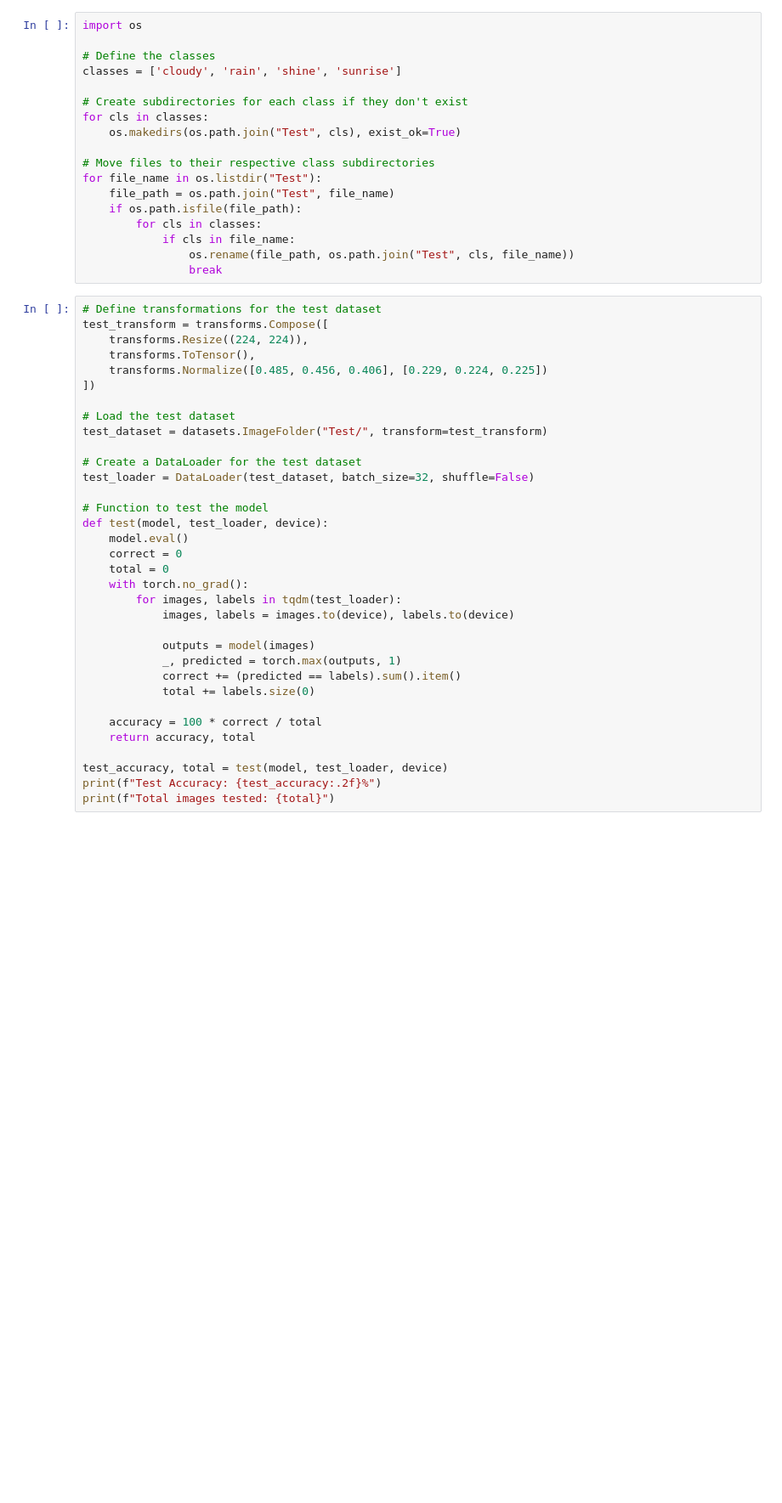
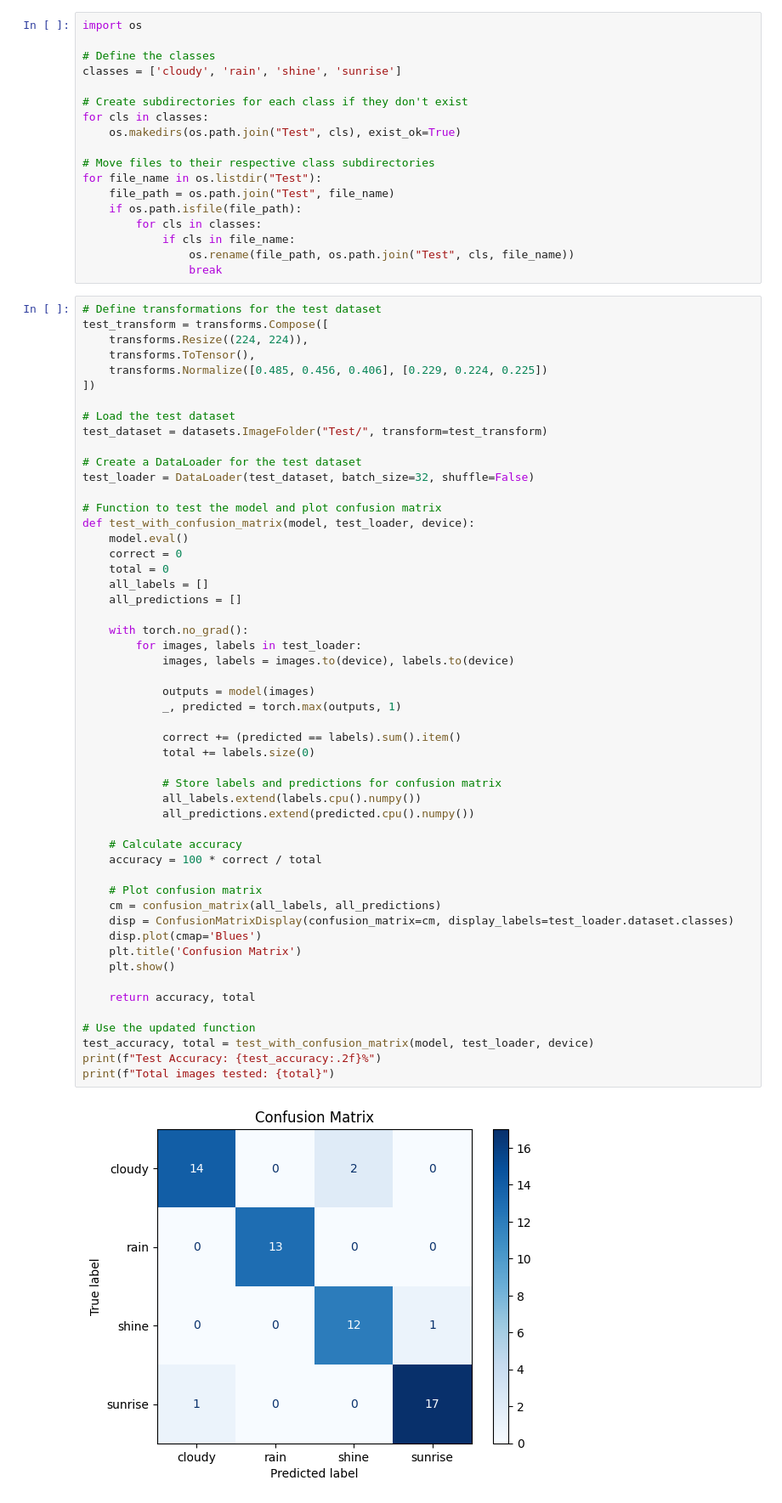
Before and after one commit to ordinary813/ordinaryLib, a Jupyter notebook: DL/HW2/Sol_Q2.ipynb, the cells around one changed output. Shown at 85% size. Cells and saved outputs as stored; diff of their text form; blank space fills up the shorter version.

```diff
--- a/DL/HW2/Sol_Q2.ipynb
+++ b/DL/HW2/Sol_Q2.ipynb
@@ -131,34 +210,54 @@ for file_name in os.listdir("Test"):
 # %%
 # Define transformations for the test dataset
 test_transform = transforms.Compose([
     transforms.Resize((224, 224)),
     transforms.ToTensor(),
     transforms.Normalize([0.485, 0.456, 0.406], [0.229, 0.224, 0.225])
 ])
 
 # Load the test dataset
 test_dataset = datasets.ImageFolder("Test/", transform=test_transform)
 
 # Create a DataLoader for the test dataset
 test_loader = DataLoader(test_dataset, batch_size=32, shuffle=False)
 
-# Function to test the model
-def test(model, test_loader, device):
+# Function to test the model and plot confusion matrix
+def test_with_confusion_matrix(model, test_loader, device):
     model.eval()
     correct = 0
     total = 0
+    all_labels = []
+    all_predictions = []
+
     with torch.no_grad():
-        for images, labels in tqdm(test_loader):
+        for images, labels in test_loader:
             images, labels = images.to(device), labels.to(device)
 
             outputs = model(images)
             _, predicted = torch.max(outputs, 1)
+
             correct += (predicted == labels).sum().item()
             total += labels.size(0)
 
+            # Store labels and predictions for confusion matrix
+            all_labels.extend(labels.cpu().numpy())
+            all_predictions.extend(predicted.cpu().numpy())
+
+    # Calculate accuracy
     accuracy = 100 * correct / total
+
+    # Plot confusion matrix
+    cm = confusion_matrix(all_labels, all_predictions)
+    disp = ConfusionMatrixDisplay(confusion_matrix=cm, display_labels=test_loader.dataset.classes)
+    disp.plot(cmap='Blues')
+    plt.title('Confusion Matrix')
+    plt.show()
+
     return accuracy, total
 
-test_accuracy, total = test(model, test_loader, device)
+# Use the updated function
+test_accuracy, total = test_with_confusion_matrix(model, test_loader, device)
 print(f"Test Accuracy: {test_accuracy:.2f}%")
 print(f"Total images tested: {total}")
+# %% [output]
+[figure, added]
```
Also changed, not shown: parts of 13 cells of this notebook, 26 other files.
